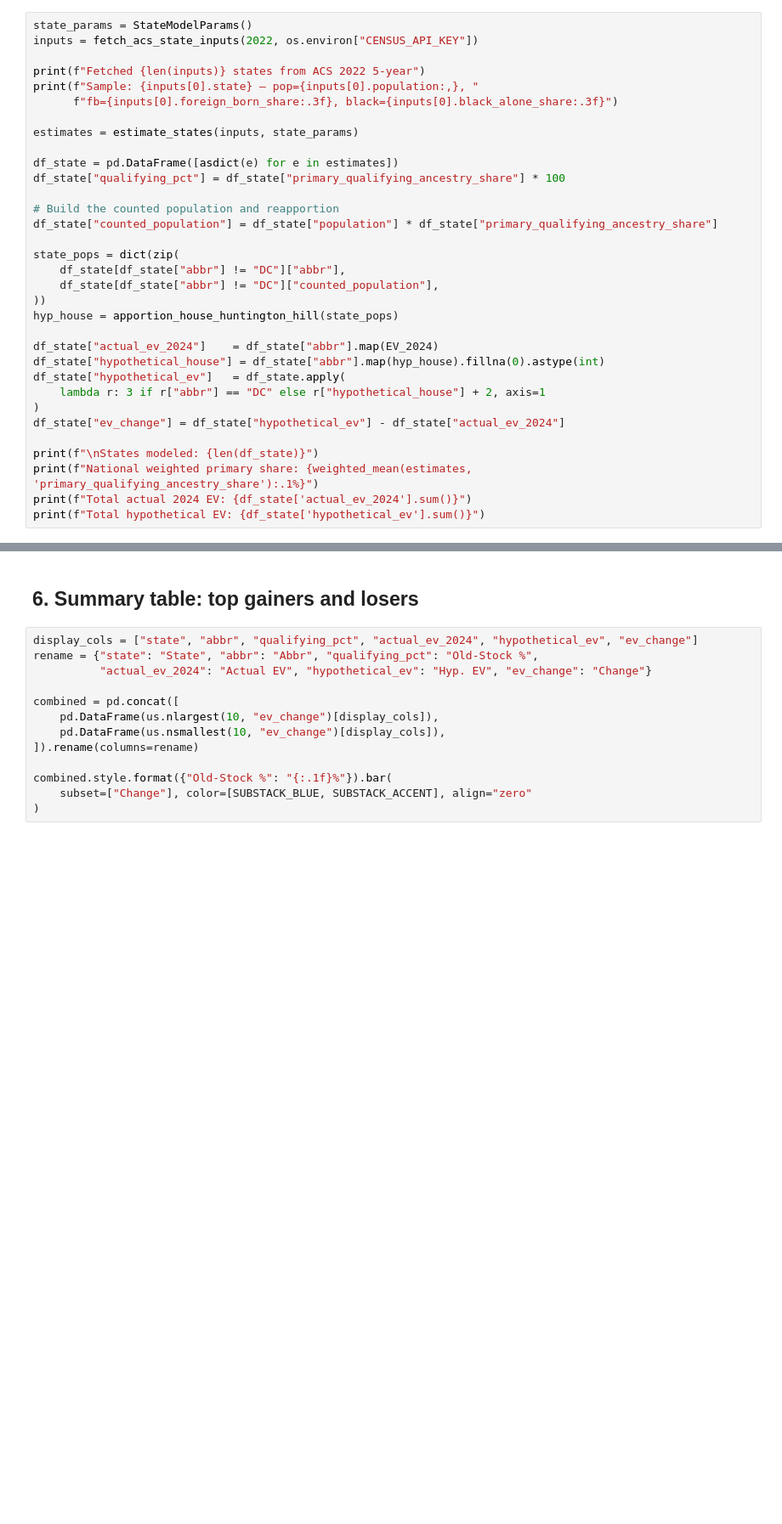
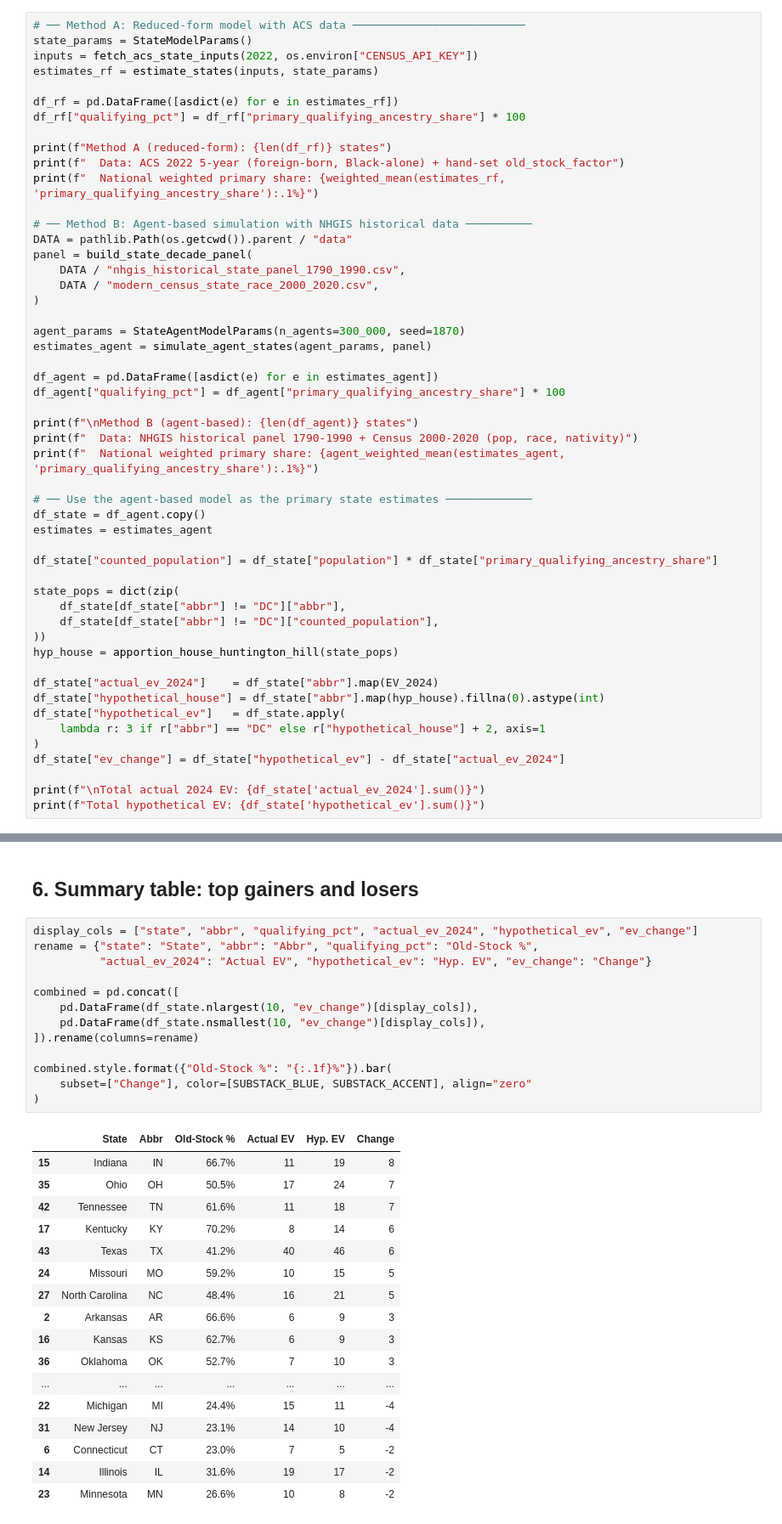
Before and after one commit to hanshanley/pre1870_pop, a Jupyter notebook: notebooks/old_stock_analysis.ipynb, the cells around one changed output, grey strips where cells are left out. Shown at 85% size. Cells and saved outputs as stored; diff of their text form; blank space fills up the shorter version.

```diff
--- a/notebooks/old_stock_analysis.ipynb
+++ b/notebooks/old_stock_analysis.ipynb
@@ -230,17 +232,37 @@ Uses the state-level reduced-form model with built-in fallback priors (50 states
 # %%
+# ── Method A: Reduced-form model with ACS data ──────────────────────────
 state_params = StateModelParams()
 inputs = fetch_acs_state_inputs(2022, os.environ["CENSUS_API_KEY"])
+estimates_rf = estimate_states(inputs, state_params)
 
-print(f"Fetched {len(inputs)} states from ACS 2022 5-year")
-print(f"Sample: {inputs[0].state} — pop={inputs[0].population:,}, "
-      f"fb={inputs[0].foreign_born_share:.3f}, black={inputs[0].black_alone_share:.3f}")
+df_rf = pd.DataFrame([asdict(e) for e in estimates_rf])
+df_rf["qualifying_pct"] = df_rf["primary_qualifying_ancestry_share"] * 100
 
-estimates = estimate_states(inputs, state_params)
+print(f"Method A (reduced-form): {len(df_rf)} states")
+print(f"  Data: ACS 2022 5-year (foreign-born, Black-alone) + hand-set old_stock_factor")
+print(f"  National weighted primary share: {weighted_mean(estimates_rf, 'primary_qualifying_ancestry_share'):.1%}")
 
-df_state = pd.DataFrame([asdict(e) for e in estimates])
-df_state["qualifying_pct"] = df_state["primary_qualifying_ancestry_share"] * 100
+# ── Method B: Agent-based simulation with NHGIS historical data ──────────
+DATA = pathlib.Path(os.getcwd()).parent / "data"
+panel = build_state_decade_panel(
+    DATA / "nhgis_historical_state_panel_1790_1990.csv",
+    DATA / "modern_census_state_race_2000_2020.csv",
+)
 
-# Build the counted population and reapportion
+agent_params = StateAgentModelParams(n_agents=300_000, seed=1870)
+estimates_agent = simulate_agent_states(agent_params, panel)
+
+df_agent = pd.DataFrame([asdict(e) for e in estimates_agent])
+df_agent["qualifying_pct"] = df_agent["primary_qualifying_ancestry_share"] * 100
+
+print(f"\nMethod B (agent-based): {len(df_agent)} states")
+print(f"  Data: NHGIS historical panel 1790-1990 + Census 2000-2020 (pop, race, nativity)")
+print(f"  National weighted primary share: {agent_weighted_mean(estimates_agent, 'primary_qualifying_ancestry_share'):.1%}")
+
+# ── Use the agent-based model as the primary state estimates ─────────────
+df_state = df_agent.copy()
+estimates = estimates_agent
+
 df_state["counted_population"] = df_state["population"] * df_state["primary_qualifying_ancestry_share"]
 
 state_pops = dict(zip(
@@ -256,7 +278,5 @@ df_state["hypothetical_ev"]   = df_state.apply(
 )
 df_state["ev_change"] = df_state["hypothetical_ev"] - df_state["actual_ev_2024"]
 
-print(f"\nStates modeled: {len(df_state)}")
-print(f"National weighted primary share: {weighted_mean(estimates, 'primary_qualifying_ancestry_share'):.1%}")
-print(f"Total actual 2024 EV: {df_state['actual_ev_2024'].sum()}")
+print(f"\nTotal actual 2024 EV: {df_state['actual_ev_2024'].sum()}")
 print(f"Total hypothetical EV: {df_state['hypothetical_ev'].sum()}")
@@ -437,13 +514,31 @@ plt.show()
 # %%
 display_cols = ["state", "abbr", "qualifying_pct", "actual_ev_2024", "hypothetical_ev", "ev_change"]
 rename = {"state": "State", "abbr": "Abbr", "qualifying_pct": "Old-Stock %",
           "actual_ev_2024": "Actual EV", "hypothetical_ev": "Hyp. EV", "ev_change": "Change"}
 
 combined = pd.concat([
-    pd.DataFrame(us.nlargest(10, "ev_change")[display_cols]),
-    pd.DataFrame(us.nsmallest(10, "ev_change")[display_cols]),
+    pd.DataFrame(df_state.nlargest(10, "ev_change")[display_cols]),
+    pd.DataFrame(df_state.nsmallest(10, "ev_change")[display_cols]),
 ]).rename(columns=rename)
 
 combined.style.format({"Old-Stock %": "{:.1f}%"}).bar(
     subset=["Change"], color=[SUBSTACK_BLUE, SUBSTACK_ACCENT], align="zero"
 )
+# %% [output]
+|  | State | Abbr | Old-Stock % | Actual EV | Hyp. EV | Change |
+| 15 | Indiana | IN | 66.7% | 11 | 19 | 8 |
+| 35 | Ohio | OH | 50.5% | 17 | 24 | 7 |
+| 42 | Tennessee | TN | 61.6% | 11 | 18 | 7 |
+| 17 | Kentucky | KY | 70.2% | 8 | 14 | 6 |
+| 43 | Texas | TX | 41.2% | 40 | 46 | 6 |
+| 24 | Missouri | MO | 59.2% | 10 | 15 | 5 |
+| 27 | North Carolina | NC | 48.4% | 16 | 21 | 5 |
+| 2 | Arkansas | AR | 66.6% | 6 | 9 | 3 |
+| 16 | Kansas | KS | 62.7% | 6 | 9 | 3 |
+| 36 | Oklahoma | OK | 52.7% | 7 | 10 | 3 |
+| ... | ... | ... | ... | ... | ... | ... |
+| 22 | Michigan | MI | 24.4% | 15 | 11 | -4 |
+| 31 | New Jersey | NJ | 23.1% | 14 | 10 | -4 |
+| 6 | Connecticut | CT | 23.0% | 7 | 5 | -2 |
+| 14 | Illinois | IL | 31.6% | 19 | 17 | -2 |
+| 23 | Minnesota | MN | 26.6% | 10 | 8 | -2 |
```
Also changed, not shown: parts of 8 cells of this notebook, 13 other files.
